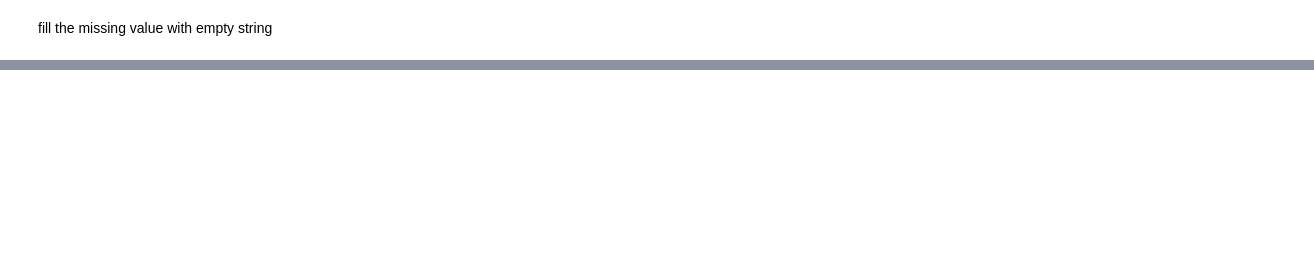
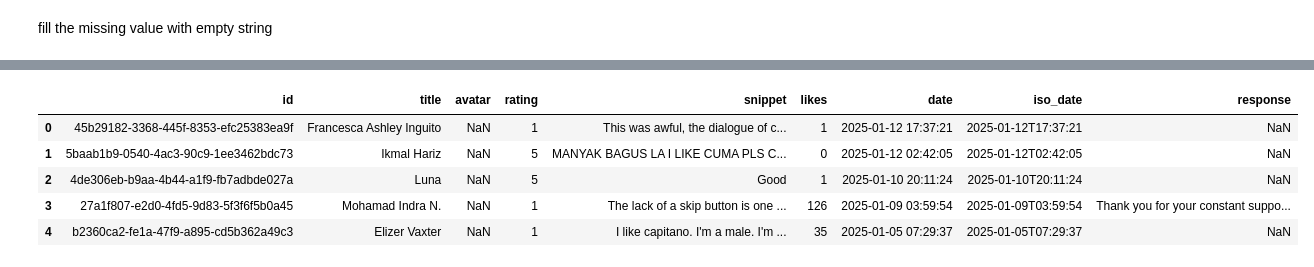
Before and after one commit to MFarisA/system-retrieval-information, a Jupyter notebook: STKI-A112214647-UAS/pre-process.ipynb, the cells around one changed output, grey strips where cells are left out. Saved outputs shown, nothing was run; the diff lists cells and outputs as text; code cells hidden in the pictures; blank space fills up the shorter version.

```diff
--- a/STKI-A112214647-UAS/pre-process.ipynb
+++ b/STKI-A112214647-UAS/pre-process.ipynb
@@ -160,0 +35,15 @@ plt.show()
+# %%
+# Path ke file Excel
+file_path = 'data/origin-data/genshin_impact_reviews.csv'
+
+# Membaca dataset dari Excel
+data = pd.read_csv(file_path)
+
+data.head()
+# %% [output]
+|  | id | title | avatar | rating | snippet | likes | date | iso_date | response |
+| 0 | 45b29182-3368-445f-8353-efc25383ea9f | Francesca Ashley Inguito | NaN | 1 | This was awful, the dialogue of c... | 1 | 2025-01-12 17:37:21 | 2025-01-12T17:37:21 | NaN |
+| 1 | 5baab1b9-0540-4ac3-90c9-1ee3462bdc73 | Ikmal Hariz | NaN | 5 | MANYAK BAGUS LA I LIKE CUMA PLS C... | 0 | 2025-01-12 02:42:05 | 2025-01-12T02:42:05 | NaN |
+| 2 | 4de306eb-b9aa-4b44-a1f9-fb7adbde027a | Luna | NaN | 5 | Good | 1 | 2025-01-10 20:11:24 | 2025-01-10T20:11:24 | NaN |
+| 3 | 27a1f807-e2d0-4fd5-9d83-5f3f6f5b0a45 | Mohamad Indra N. | NaN | 1 | The lack of a skip button is one ... | 126 | 2025-01-09 03:59:54 | 2025-01-09T03:59:54 | Thank you for your constant suppo... |
+| 4 | b2360ca2-fe1a-47f9-a895-cd5b362a49c3 | Elizer Vaxter | NaN | 1 | I like capitano. I'm a male. I'm ... | 35 | 2025-01-05 07:29:37 | 2025-01-05T07:29:37 | NaN |
```
Also changed, not shown: parts of 22 cells of this notebook, 8 other files.
